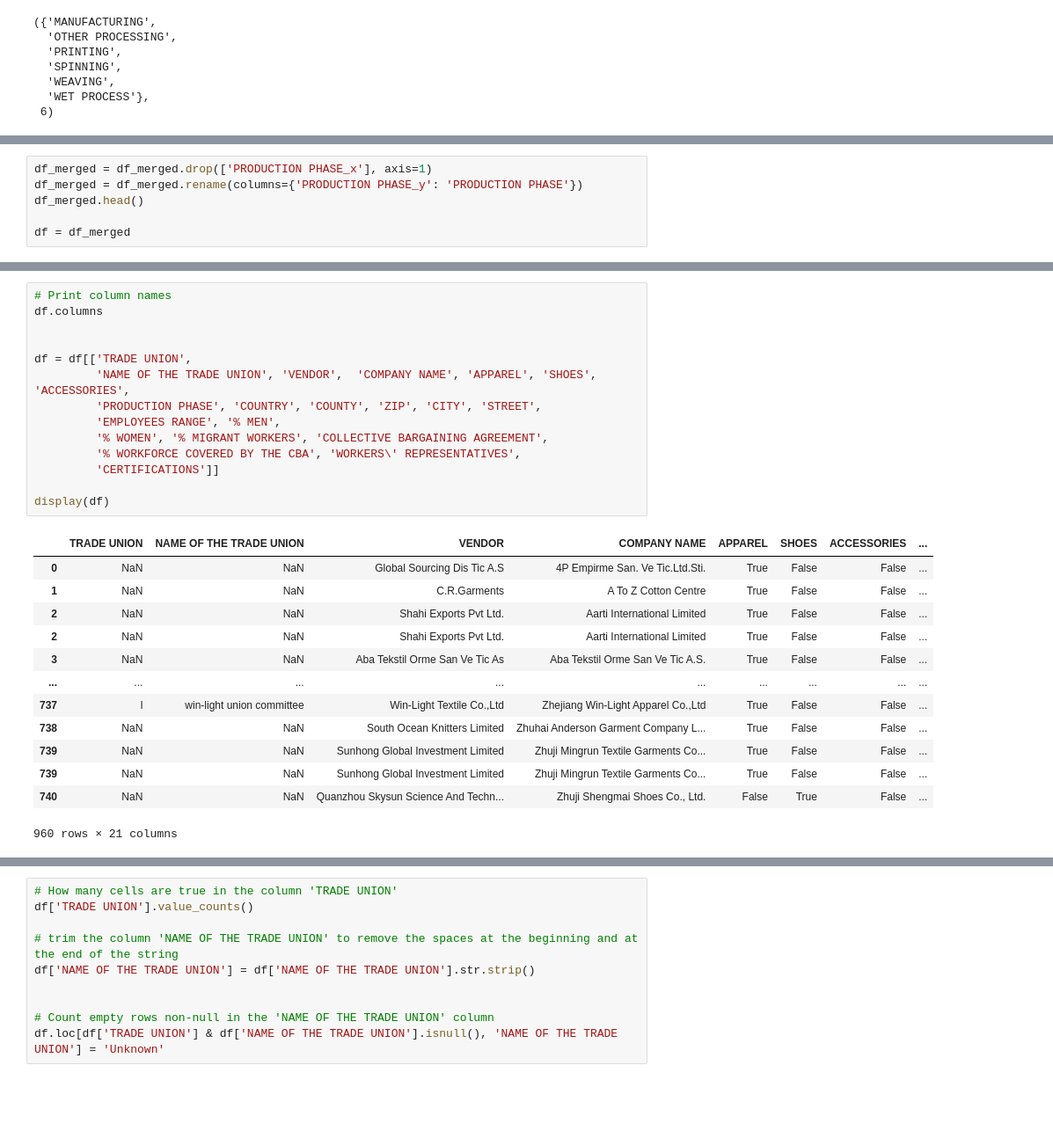
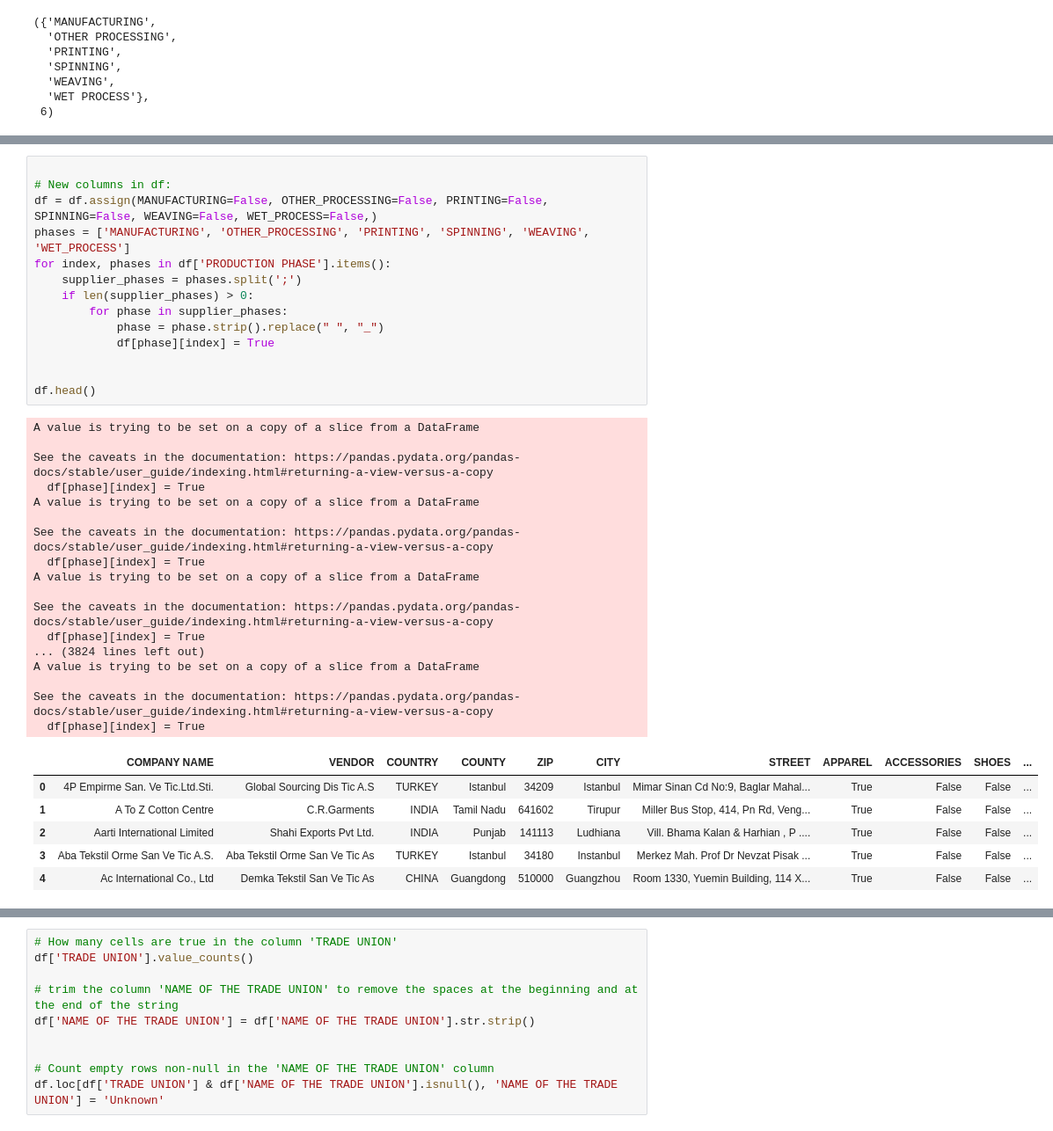
Before and after one commit to AlessioNar/PW4, a Jupyter notebook: Cleaning.ipynb, the cells around one changed output, grey strips where cells are left out. Shown: that part at 88% size. Cells and saved outputs as stored; diff of their text form; blank space fills up the shorter version.

Commit message:
Finalize DataCleaning notebook

```diff
--- a/Cleaning.ipynb
+++ b/Cleaning.ipynb
@@ -220,6 +175,0 @@ df_merged = df.merge(df_exploded, left_index=True, right_index=True)
-# %%
-df_merged = df_merged.drop(['PRODUCTION PHASE_x'], axis=1)
-df_merged = df_merged.rename(columns={'PRODUCTION PHASE_y': 'PRODUCTION PHASE'})
-df_merged.head()
-
-df = df_merged
@@ -234,28 +176,38 @@ df = df_merged
-# %%
-# Print column names
-df.columns
-
-
-df = df[['TRADE UNION',
-         'NAME OF THE TRADE UNION', 'VENDOR',  'COMPANY NAME', 'APPAREL', 'SHOES', 'ACCESSORIES',
-         'PRODUCTION PHASE', 'COUNTRY', 'COUNTY', 'ZIP', 'CITY', 'STREET',
-         'EMPLOYEES RANGE', '% MEN',
-         '% WOMEN', '% MIGRANT WORKERS', 'COLLECTIVE BARGAINING AGREEMENT',
-         '% WORKFORCE COVERED BY THE CBA', 'WORKERS\' REPRESENTATIVES',
-         'CERTIFICATIONS']]
-
-display(df)
-# %% [output]
-|  | TRADE UNION | NAME OF THE TRADE UNION | VENDOR | COMPANY NAME | APPAREL | SHOES | ACCESSORIES | ... |
-| 0 | NaN | NaN | Global Sourcing Dis Tic A.S | 4P Empirme San. Ve Tic.Ltd.Sti. | True | False | False | ... |
-| 1 | NaN | NaN | C.R.Garments | A To Z Cotton Centre | True | False | False | ... |
-| 2 | NaN | NaN | Shahi Exports Pvt Ltd. | Aarti International Limited | True | False | False | ... |
-| 2 | NaN | NaN | Shahi Exports Pvt Ltd. | Aarti International Limited | True | False | False | ... |
-| 3 | NaN | NaN | Aba Tekstil Orme San Ve Tic As | Aba Tekstil Orme San Ve Tic A.S. | True | False | False | ... |
-| ... | ... | ... | ... | ... | ... | ... | ... | ... |
-| 737 | l | win-light union committee | Win-Light Textile Co.,Ltd | Zhejiang Win-Light Apparel Co.,Ltd | True | False | False | ... |
-| 738 | NaN | NaN | South Ocean Knitters Limited | Zhuhai Anderson Garment Company L... | True | False | False | ... |
-| 739 | NaN | NaN | Sunhong Global Investment Limited | Zhuji Mingrun Textile Garments Co... | True | False | False | ... |
-| 739 | NaN | NaN | Sunhong Global Investment Limited | Zhuji Mingrun Textile Garments Co... | True | False | False | ... |
-| 740 | NaN | NaN | Quanzhou Skysun Science And Techn... | Zhuji Shengmai Shoes Co., Ltd. | False | True | False | ... |
-960 rows × 21 columns
+# %%
+
+# New columns in df:
+df = df.assign(MANUFACTURING=False, OTHER_PROCESSING=False, PRINTING=False, SPINNING=False, WEAVING=False, WET_PROCESS=False,)
+phases = ['MANUFACTURING', 'OTHER_PROCESSING', 'PRINTING', 'SPINNING', 'WEAVING', 'WET_PROCESS']
+for index, phases in df['PRODUCTION PHASE'].items():
+    supplier_phases = phases.split(';')
+    if len(supplier_phases) > 0:
+        for phase in supplier_phases:
+            phase = phase.strip().replace(" ", "_")
+            df[phase][index] = True
+
+
+df.head()
+# %% [output]
+A value is trying to be set on a copy of a slice from a DataFrame
+
+See the caveats in the documentation: https://pandas.pydata.org/pandas-docs/stable/user_guide/indexing.html#returning-a-view-versus-a-copy
+  df[phase][index] = True
+A value is trying to be set on a copy of a slice from a DataFrame
+
+See the caveats in the documentation: https://pandas.pydata.org/pandas-docs/stable/user_guide/indexing.html#returning-a-view-versus-a-copy
+  df[phase][index] = True
+A value is trying to be set on a copy of a slice from a DataFrame
+
+See the caveats in the documentation: https://pandas.pydata.org/pandas-docs/stable/user_guide/indexing.html#returning-a-view-versus-a-copy
+  df[phase][index] = True
+... (3824 lines left out)
+A value is trying to be set on a copy of a slice from a DataFrame
+
+See the caveats in the documentation: https://pandas.pydata.org/pandas-docs/stable/user_guide/indexing.html#returning-a-view-versus-a-copy
+  df[phase][index] = True
+|  | COMPANY NAME | VENDOR | COUNTRY | COUNTY | ZIP | CITY | STREET | APPAREL | ACCESSORIES | SHOES | ... |
+| 0 | 4P Empirme San. Ve Tic.Ltd.Sti. | Global Sourcing Dis Tic A.S | TURKEY | Istanbul | 34209 | Istanbul | Mimar Sinan Cd No:9, Baglar Mahal... | True | False | False | ... |
+| 1 | A To Z Cotton Centre | C.R.Garments | INDIA | Tamil Nadu | 641602 | Tirupur | Miller Bus Stop, 414, Pn Rd, Veng... | True | False | False | ... |
+| 2 | Aarti International Limited | Shahi Exports Pvt Ltd. | INDIA | Punjab | 141113 | Ludhiana | Vill. Bhama Kalan & Harhian , P .... | True | False | False | ... |
+| 3 | Aba Tekstil Orme San Ve Tic A.S. | Aba Tekstil Orme San Ve Tic As | TURKEY | Istanbul | 34180 | Instanbul | Merkez Mah. Prof Dr Nevzat Pisak ... | True | False | False | ... |
+| 4 | Ac International Co., Ltd | Demka Tekstil San Ve Tic As | CHINA | Guangdong | 510000 | Guangzhou | Room 1330, Yuemin Building, 114 X... | True | False | False | ... |
```
Also changed, not shown: parts of 45 cells of this notebook.
